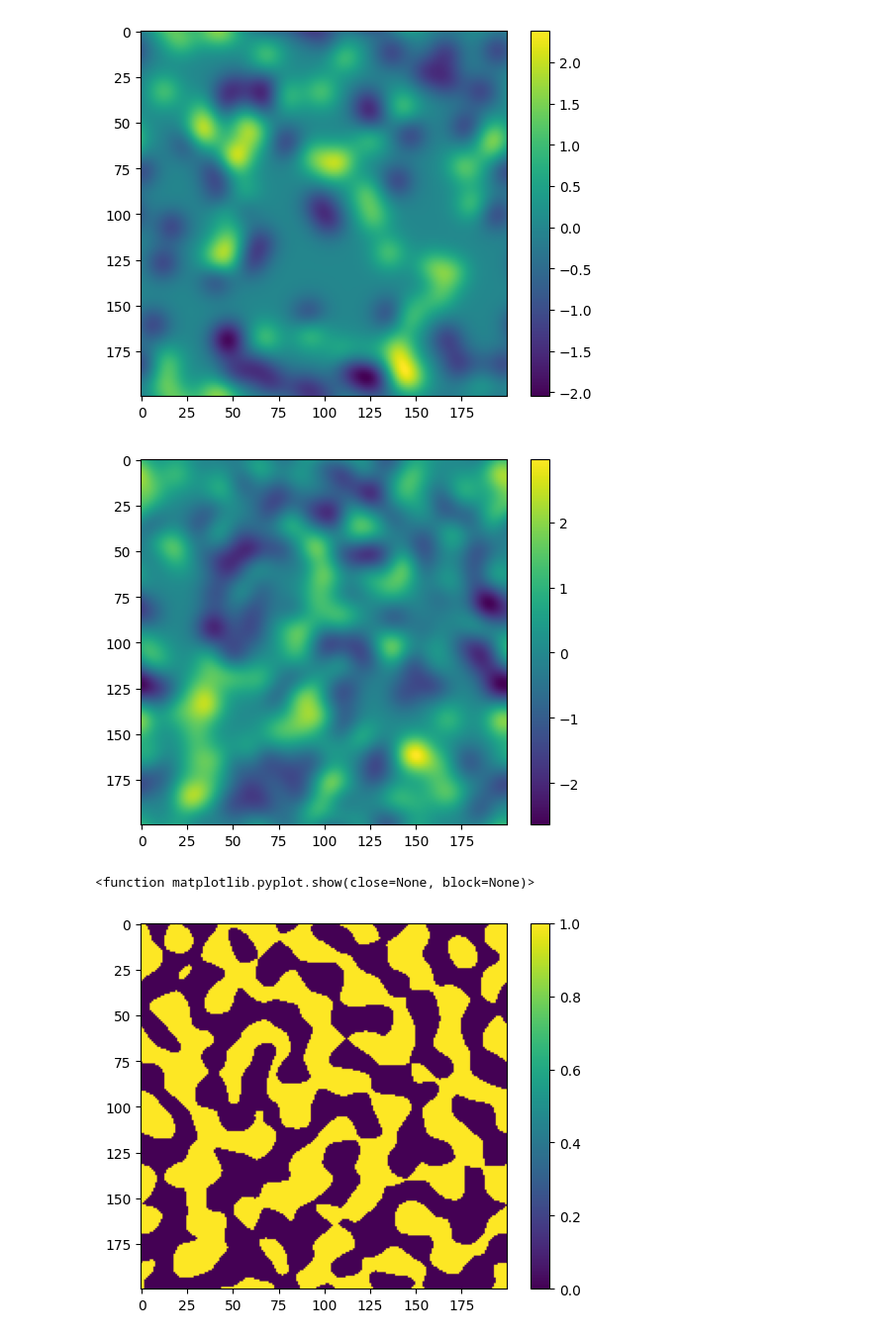
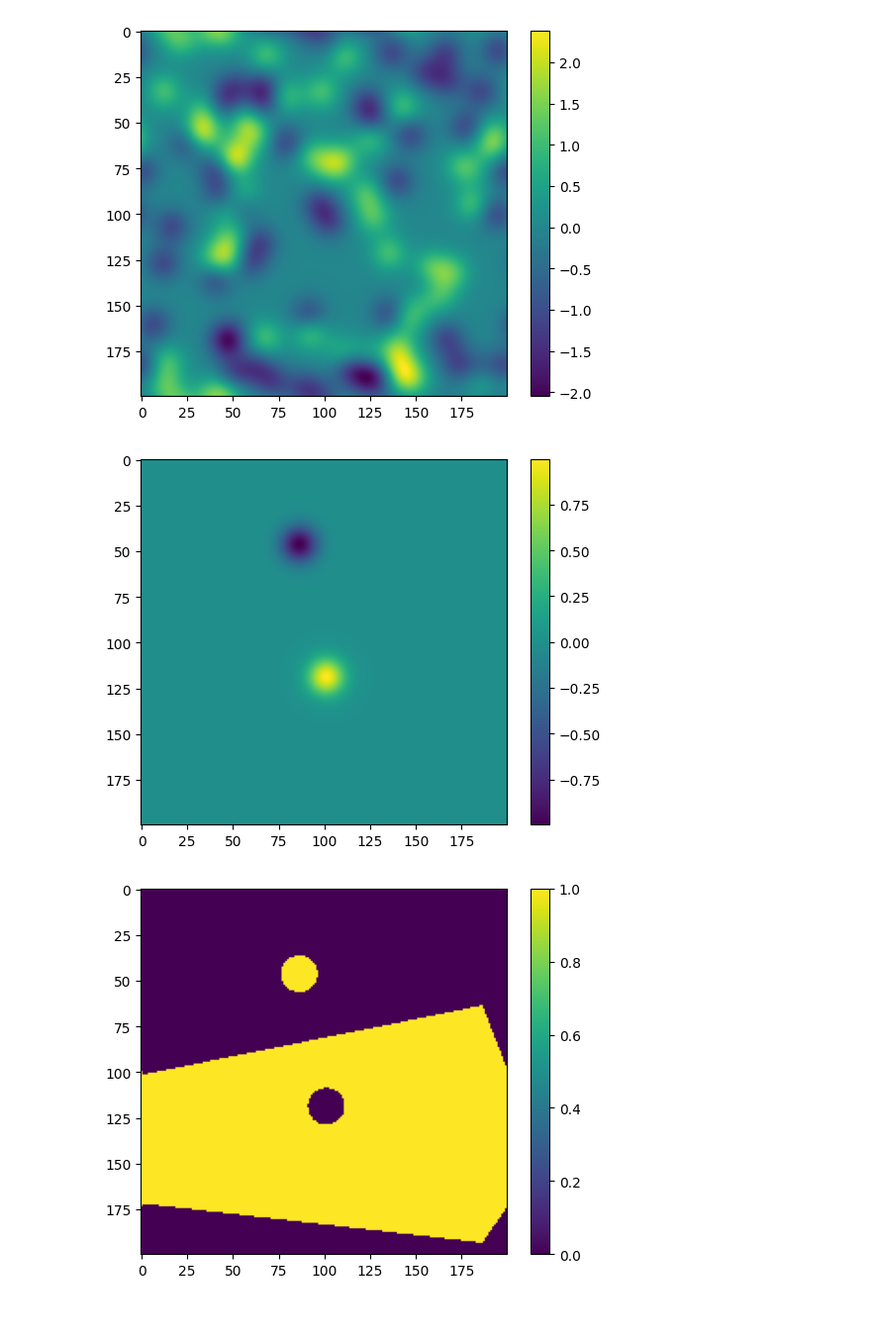
Before and after one commit to AlonsoFernandezVM/Pattern-formation-in-a-phytoplankton-population-based-on-stochastic-models-of-the-ocean-turbulence, a Jupyter notebook: notebooks/non_constant_nutrient_influx.ipynb, the cells around one changed output. Shown at 99% size. Saved outputs shown, nothing was run; the diff lists cells and outputs as text; code cells hidden in the pictures.

```diff
--- a/notebooks/non_constant_nutrient_influx.ipynb
+++ b/notebooks/non_constant_nutrient_influx.ipynb
@@ -225,6 +315,6 @@ n, p = n_0 * np.ones_like(psi), p_0 * np.ones_like(psi)
 # %%
 # Now  for a compressible flow
-n_eddies_comp = 200
+n_eddies_comp = 2
 half_eddies_comp = int(n_eddies_comp//2)
 
 new_x_centres = gen.uniform(0, 2 * L, size = n_eddies_comp)
@@ -243,7 +333,7 @@ plt.imshow(phi)
 plt.colorbar()
 plt.show()
 # %% [output]
-[figure, old version]
+[figure, new version]
 # %%
 phi_x, phi_y = discrete_gradient(phi, dx)
 # %%
@@ -257,17 +347,16 @@ vel_mag = np.sqrt(u**2 + v**2)
 max_vel = np.max(vel_mag)
 s = nu_max / max_vel
 # %%
-phi *= s
+phi *= s * beta / np.sqrt(1 + beta**2)
 # %%
-trA = beta * discrete_laplacian(phi, dx)
+trA = discrete_laplacian(phi, dx)
 
-sources = np.where(trA > 1e-10, 1, 0)
-sinks = np.where(trA < -1e-10, 1, 0)
+sources = np.where(trA > 0, 1, 0)
+sinks = np.where(trA < 0, 1, 0)
 # %%
-plt.imshow(sinks)
+plt.imshow(sources)
 plt.colorbar()
-plt.show
+plt.show()
 # %% [output]
-<function matplotlib.pyplot.show(close=None, block=None)>
-[figure, old version]
+[figure, new version]
 # %%
```
Also changed, not shown: parts of 18 cells of this notebook.
